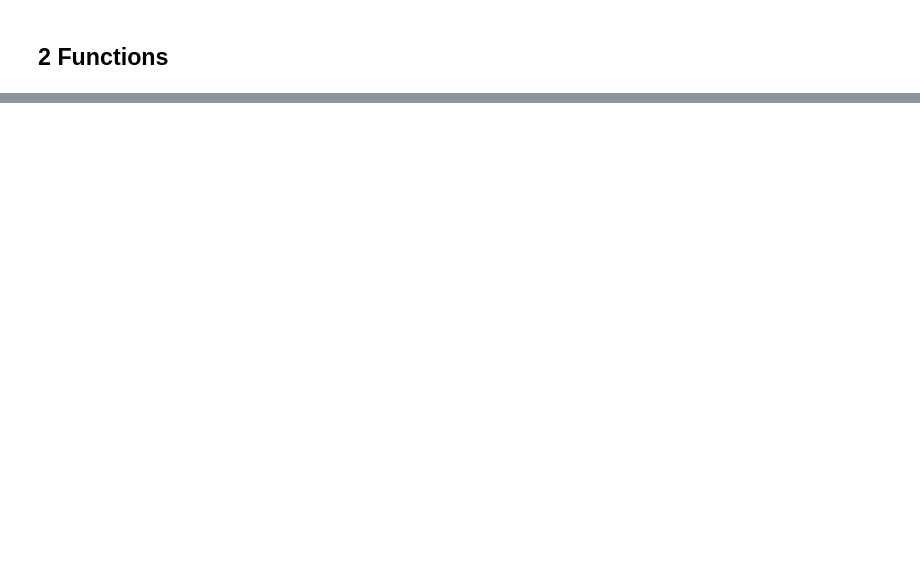
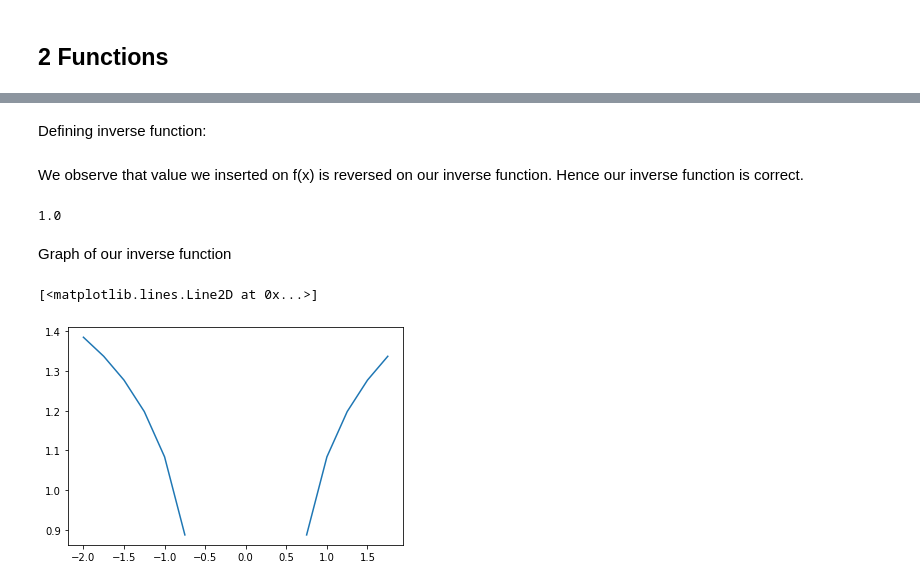
Before and after one commit to floydid/DiscreteMath, a Jupyter notebook: ProjectTemplate.ipynb, the cells around one changed output, grey strips where cells are left out. Cells and saved outputs as stored; diff of their text form; code cells hidden in the pictures; blank space fills up the shorter version.

```diff
--- a/ProjectTemplate.ipynb
+++ b/ProjectTemplate.ipynb
@@ -158,0 +188,24 @@ plt.plot(x,f(x))
+# %% [markdown]
+Defining inverse function:
+# %%
+import math
+import numpy as np
+
+def inverse(x):
+  return ((np.log((25*x**2)/7))**(1/3))
+# %% [markdown]
+We observe that value we inserted on f(x) is reversed on our inverse function. Hence our inverse function is correct.
+# %%
+inverse(0.8724212927069884)
+# %% [output]
+1.0
+# %% [markdown]
+Graph of our inverse function
+# %%
+import matplotlib.pyplot as plt
+
+x = np.arange(-2,2,.25)
+plt.plot(x,inverse(x))
+# %% [output]
+[<matplotlib.lines.Line2D at 0x...>]
+[figure, added]
```
Also changed, not shown: parts of 9 cells of this notebook.
